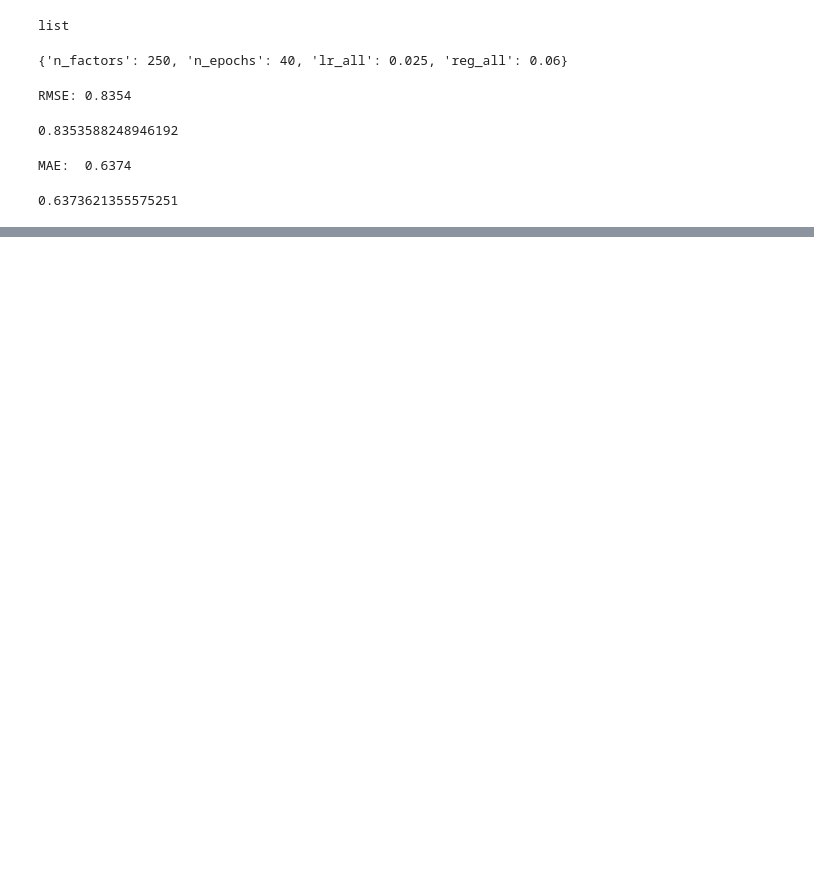
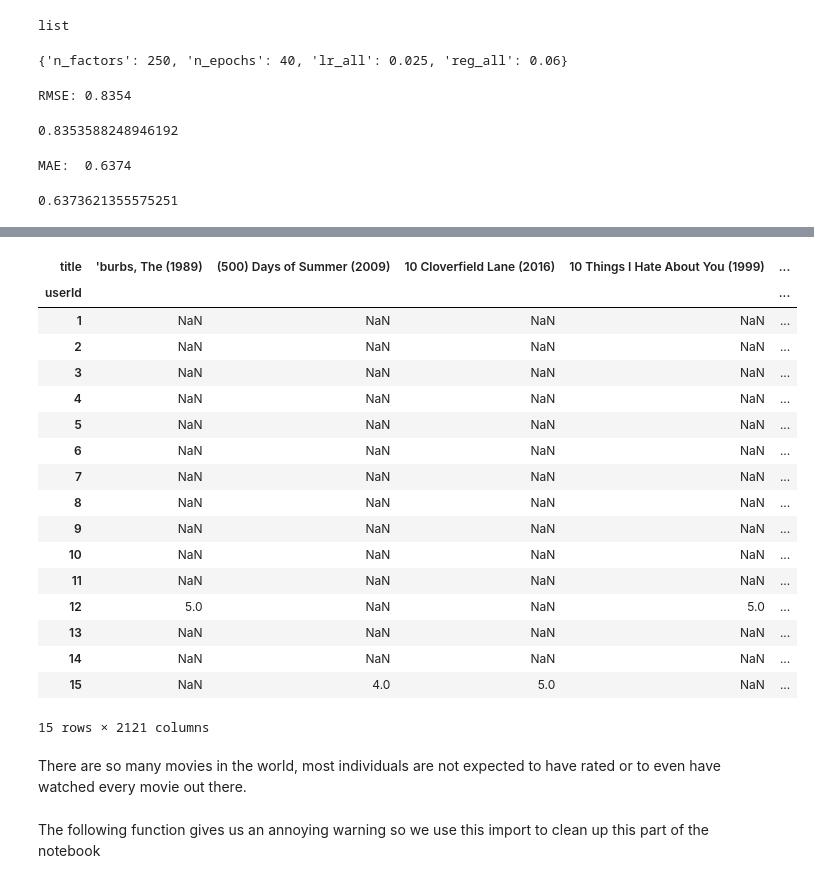
Before and after one commit to wharr1203/Chimera-Movie-Recommendations, a Jupyter notebook: Main_notebook_start.ipynb, the cells around one changed output, grey strips where cells are left out. Cells and saved outputs as stored; diff of their text form; code cells hidden in the pictures; blank space fills up the shorter version.

Commit message:
add cold start solution and some finishing touches to main notebook

```diff
--- a/Main_notebook_start.ipynb
+++ b/Main_notebook_start.ipynb
@@ -221,0 +348,2 @@ MAE:  0.6374
+# %%
+data = ratings.merge(movies, on='movieId')
@@ -221,0 +399,24 @@ MAE:  0.6374
+# %%
+user_ratings = data.pivot_table(index='userId',columns='title',values='rating')
+user_ratings.head(15)
+# %% [output]
+| title | 'burbs, The (1989) | (500) Days of Summer (2009) | 10 Cloverfield Lane (2016) | 10 Things I Hate About You (1999) | ... |
+| userId |  |  |  |  | ... |
+| 1 | NaN | NaN | NaN | NaN | ... |
+| 2 | NaN | NaN | NaN | NaN | ... |
+| 3 | NaN | NaN | NaN | NaN | ... |
+| 4 | NaN | NaN | NaN | NaN | ... |
+| 5 | NaN | NaN | NaN | NaN | ... |
+| 6 | NaN | NaN | NaN | NaN | ... |
+| 7 | NaN | NaN | NaN | NaN | ... |
+| 8 | NaN | NaN | NaN | NaN | ... |
+| 9 | NaN | NaN | NaN | NaN | ... |
+| 10 | NaN | NaN | NaN | NaN | ... |
+| 11 | NaN | NaN | NaN | NaN | ... |
+| 12 | 5.0 | NaN | NaN | 5.0 | ... |
+| 13 | NaN | NaN | NaN | NaN | ... |
+| 14 | NaN | NaN | NaN | NaN | ... |
+| 15 | NaN | 4.0 | 5.0 | NaN | ... |
+15 rows × 2121 columns
+# %% [markdown]
+There are so many movies in the world, most individuals are not expected to have rated or to even have watched every movie out there.
@@ -221,0 +427,2 @@ MAE:  0.6374
+# %% [markdown]
+The following function gives us an annoying warning so we use this import to clean up this part of the notebook
```
Also changed, not shown: parts of 33 cells of this notebook.
